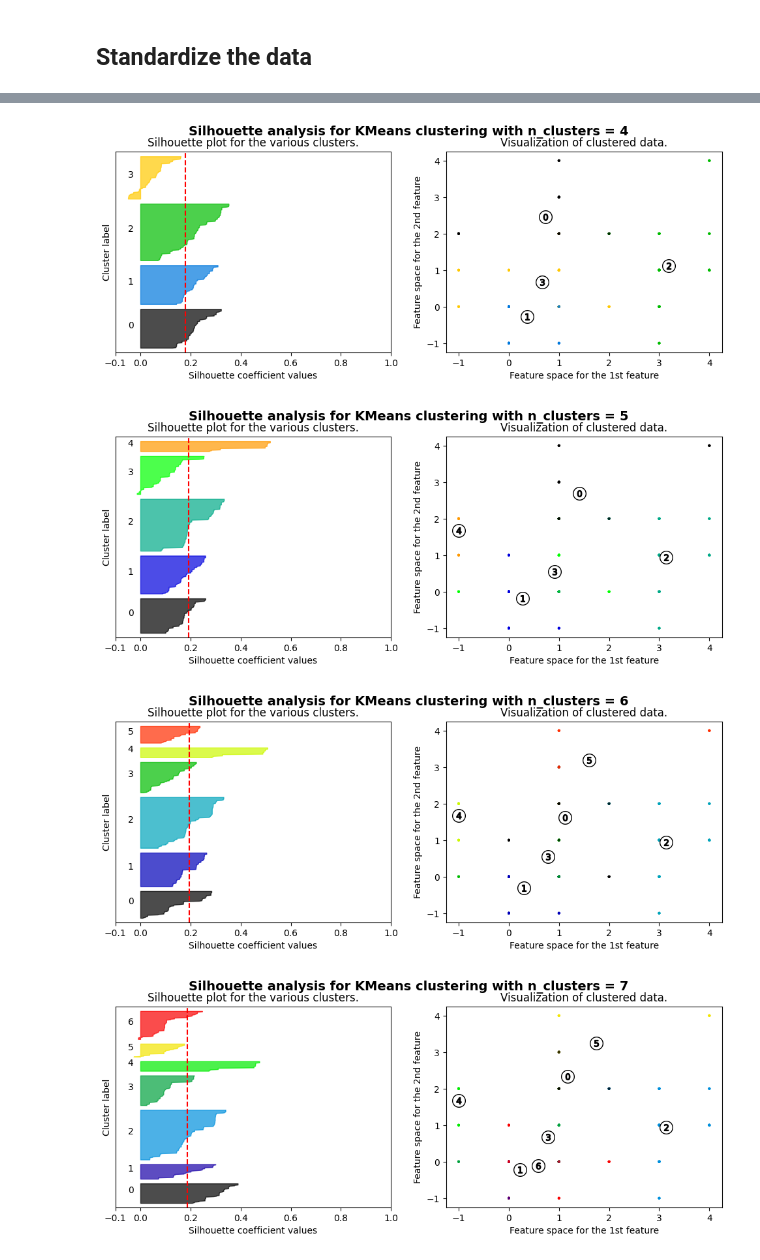
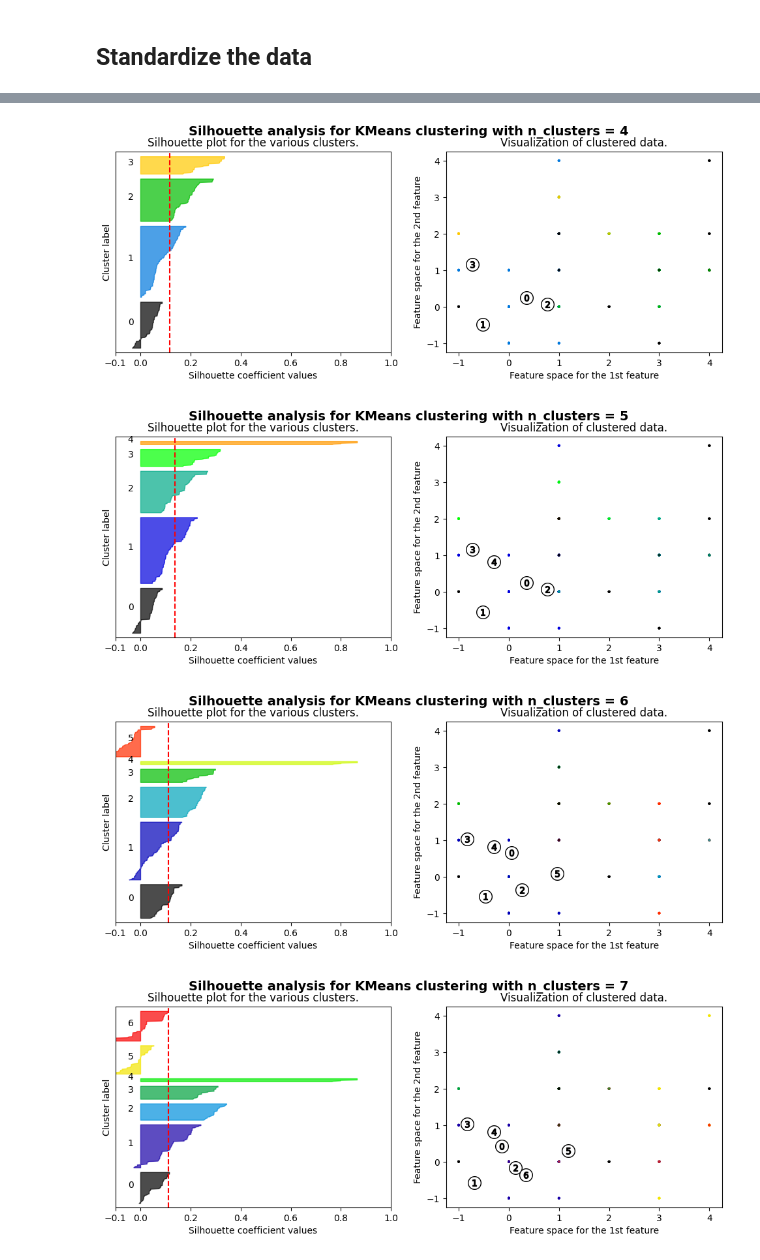
Before and after one commit to esoto15/text-tone-preference-analysis, a Jupyter notebook: kmeans.ipynb, the cells around one changed output, grey strips where cells are left out. Cells and saved outputs as stored; diff of their text form; code cells hidden in the pictures.

```diff
--- a/kmeans.ipynb
+++ b/kmeans.ipynb
@@ -35,7 +35,7 @@ encoded_scaled = scaler.fit_transform(encoded_data)
 wcss = []
 for k in range(1, 11):
     kmeans = KMeans(n_clusters=k, random_state=42, n_init='auto')
-    kmeans.fit(encoded_data)
+    kmeans.fit(encoded_scaled)
     wcss.append(kmeans.inertia_)  # Inertia is the WCSS
 
 # Plotting the elbow curve
@@ -65,14 +65,14 @@ for n_clusters in range_n_clusters:
 
     # Initialize the KMeans object and fit it to the data
     kmeans = KMeans(n_clusters=n_clusters, random_state=42, n_init='auto')
-    cluster_labels = kmeans.fit_predict(encoded_data)
+    cluster_labels = kmeans.fit_predict(encoded_scaled)
 
     # Compute the silhouette score for the current clustering
-    silhouette_avg = silhouette_score(encoded_data, cluster_labels)
+    silhouette_avg = silhouette_score(encoded_scaled, cluster_labels)
     print(f"For n_clusters = {n_clusters}, the average silhouette score is: {silhouette_avg}")
 
     # Compute the silhouette scores for each sample
-    sample_silhouette_values = silhouette_samples(encoded_data, cluster_labels)
+    sample_silhouette_values = silhouette_samples(encoded_scaled, cluster_labels)
 
     y_lower = 10
     for i in range(n_clusters):
@@ -131,7 +131,7 @@ For n_clusters = 7, the average silhouette score is: 0.18843982876665982
-[figure, old version]
+[figure, new version]
-[figure, old version]
+[figure, new version]
-[figure, old version]
+[figure, new version]
-[figure, old version]
+[figure, new version]
 # %%
 kmeans = KMeans(n_clusters=3, random_state=42, n_init='auto')
 cluster_labels = kmeans.fit_predict(encoded_data)
```
Also changed, not shown: parts of 4 cells of this notebook, 6 other files.
